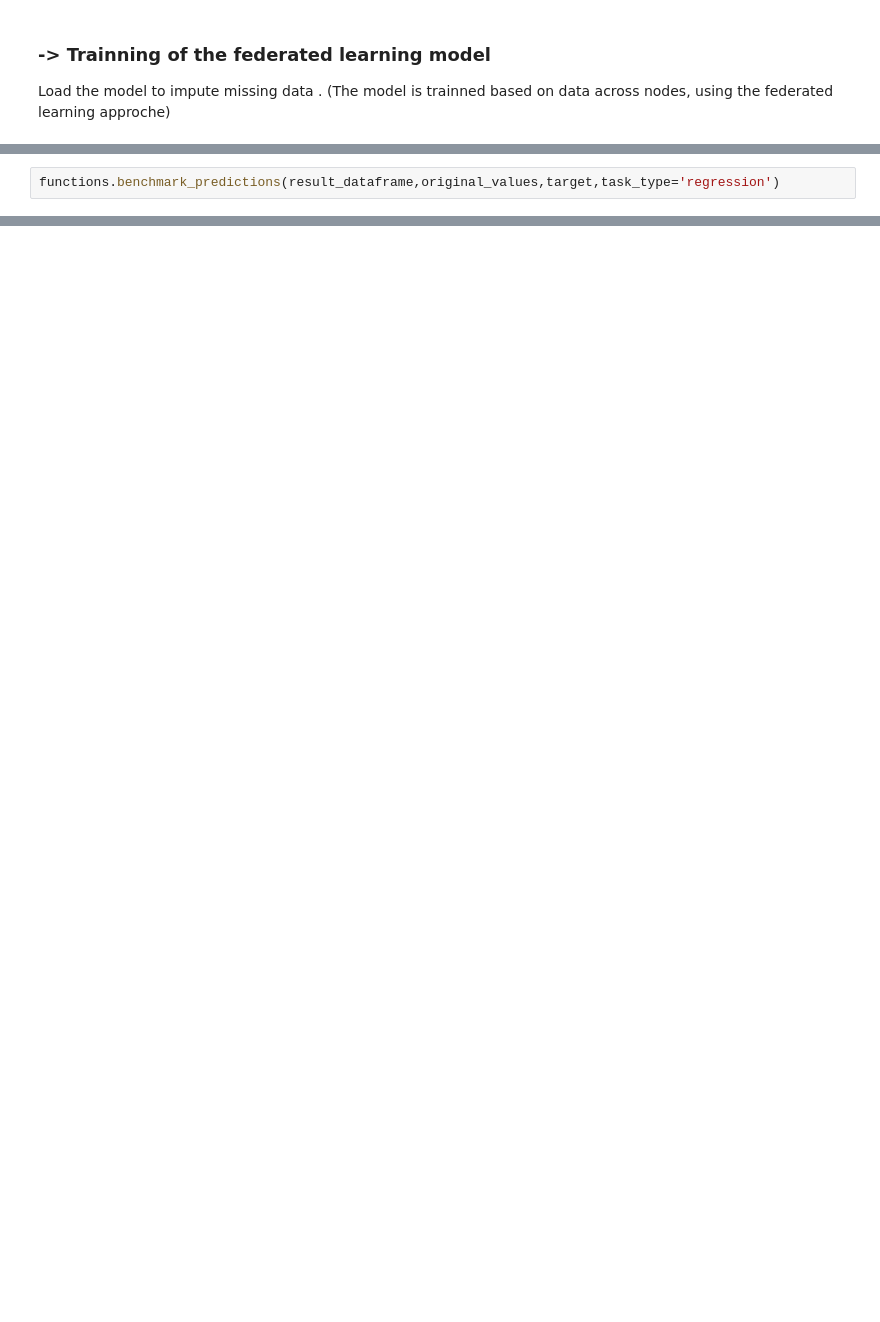
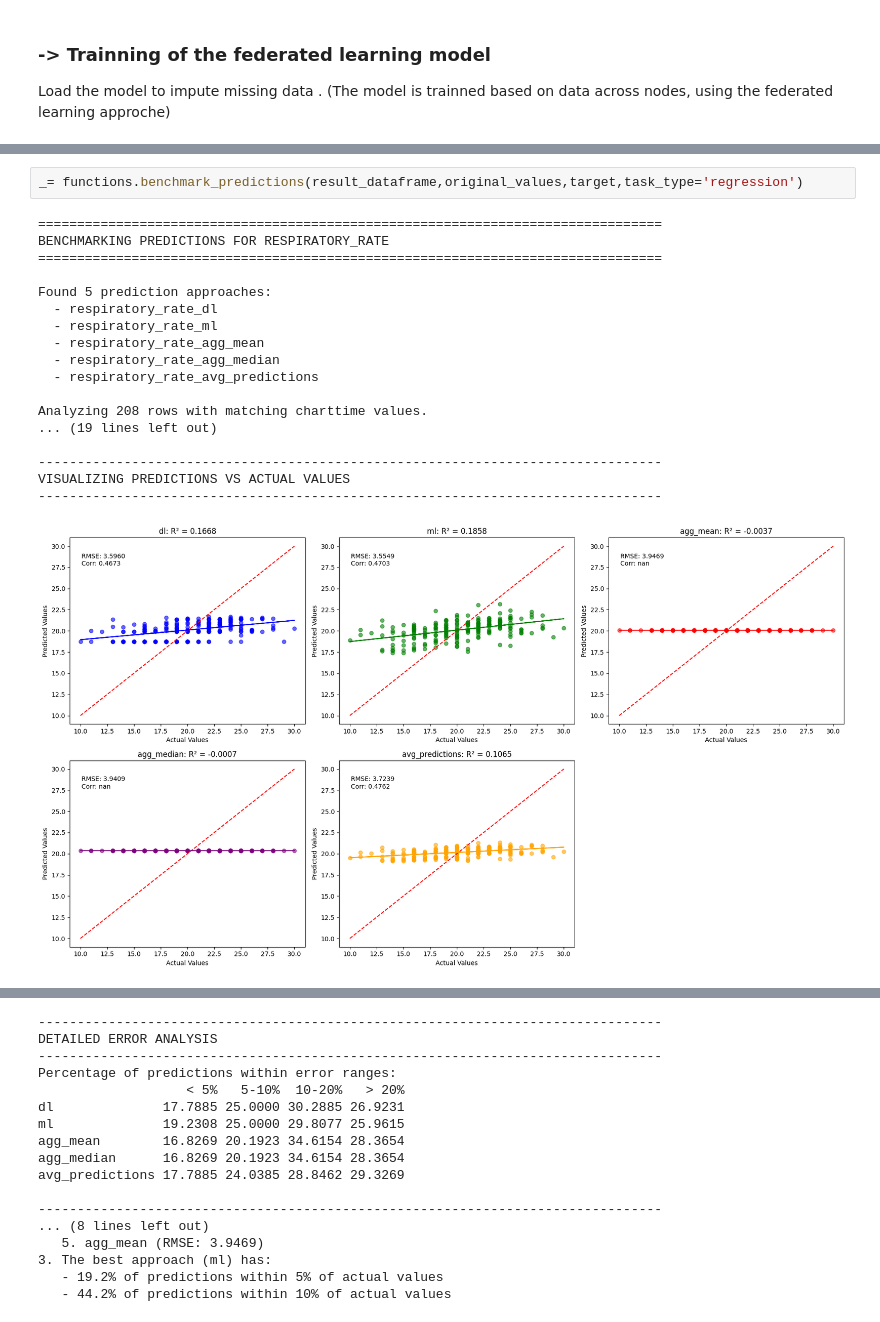
Before and after one commit to ESSADEQAziz/FL_env, a Jupyter notebook: HFL_env/notebooks/regression.ipynb, the cells around one changed output, grey strips where cells are left out. Drawn from its saved outputs; the diff is of its cells as text; blank space fills up the shorter version.

```diff
--- a/HFL_env/notebooks/regression.ipynb
+++ b/HFL_env/notebooks/regression.ipynb
@@ -66,2 +287,21 @@ functions.get_nan_rows(result_dataframe,target)
 # %%
-functions.benchmark_predictions(result_dataframe,original_values,target,task_type='regression')
+_= functions.benchmark_predictions(result_dataframe,original_values,target,task_type='regression')
+# %% [output]
+================================================================================
+BENCHMARKING PREDICTIONS FOR RESPIRATORY_RATE
+================================================================================
+
+Found 5 prediction approaches:
+  - respiratory_rate_dl
+  - respiratory_rate_ml
+  - respiratory_rate_agg_mean
+  - respiratory_rate_agg_median
+  - respiratory_rate_avg_predictions
+
+Analyzing 208 rows with matching charttime values.
+... (19 lines left out)
+
+--------------------------------------------------------------------------------
+VISUALIZING PREDICTIONS VS ACTUAL VALUES
+--------------------------------------------------------------------------------
+[figure, added]
@@ -67,0 +312,17 @@ functions.benchmark_predictions(result_dataframe,original_values,target,task_typ
+--------------------------------------------------------------------------------
+DETAILED ERROR ANALYSIS
+--------------------------------------------------------------------------------
+Percentage of predictions within error ranges:
+                   < 5%   5-10%  10-20%   > 20%
+dl              17.7885 25.0000 30.2885 26.9231
+ml              19.2308 25.0000 29.8077 25.9615
+agg_mean        16.8269 20.1923 34.6154 28.3654
+agg_median      16.8269 20.1923 34.6154 28.3654
+avg_predictions 17.7885 24.0385 28.8462 29.3269
+
+--------------------------------------------------------------------------------
+... (8 lines left out)
+   5. agg_mean (RMSE: 3.9469)
+3. The best approach (ml) has:
+   - 19.2% of predictions within 5% of actual values
+   - 44.2% of predictions within 10% of actual values
```
Also changed, not shown: parts of 9 cells of this notebook, 21 other files.
